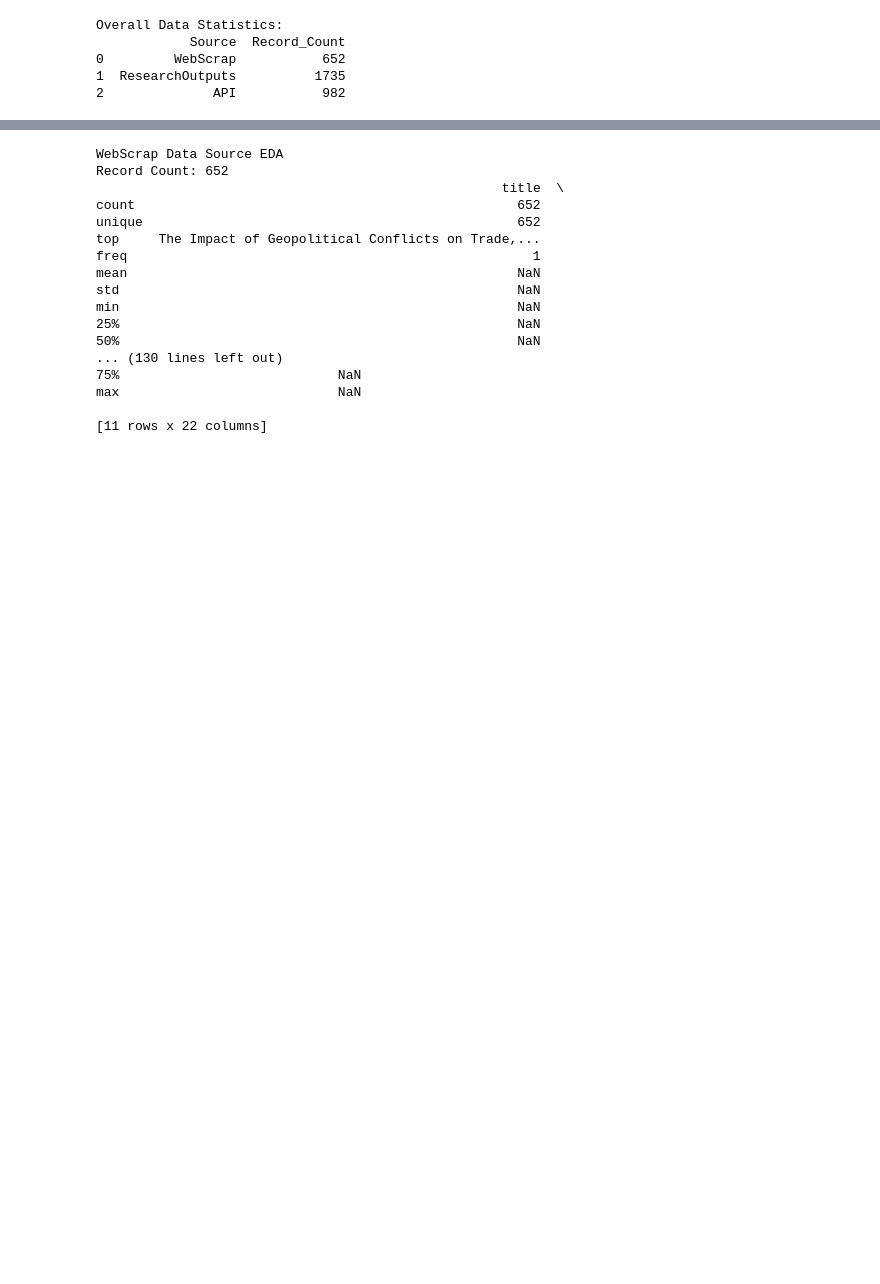
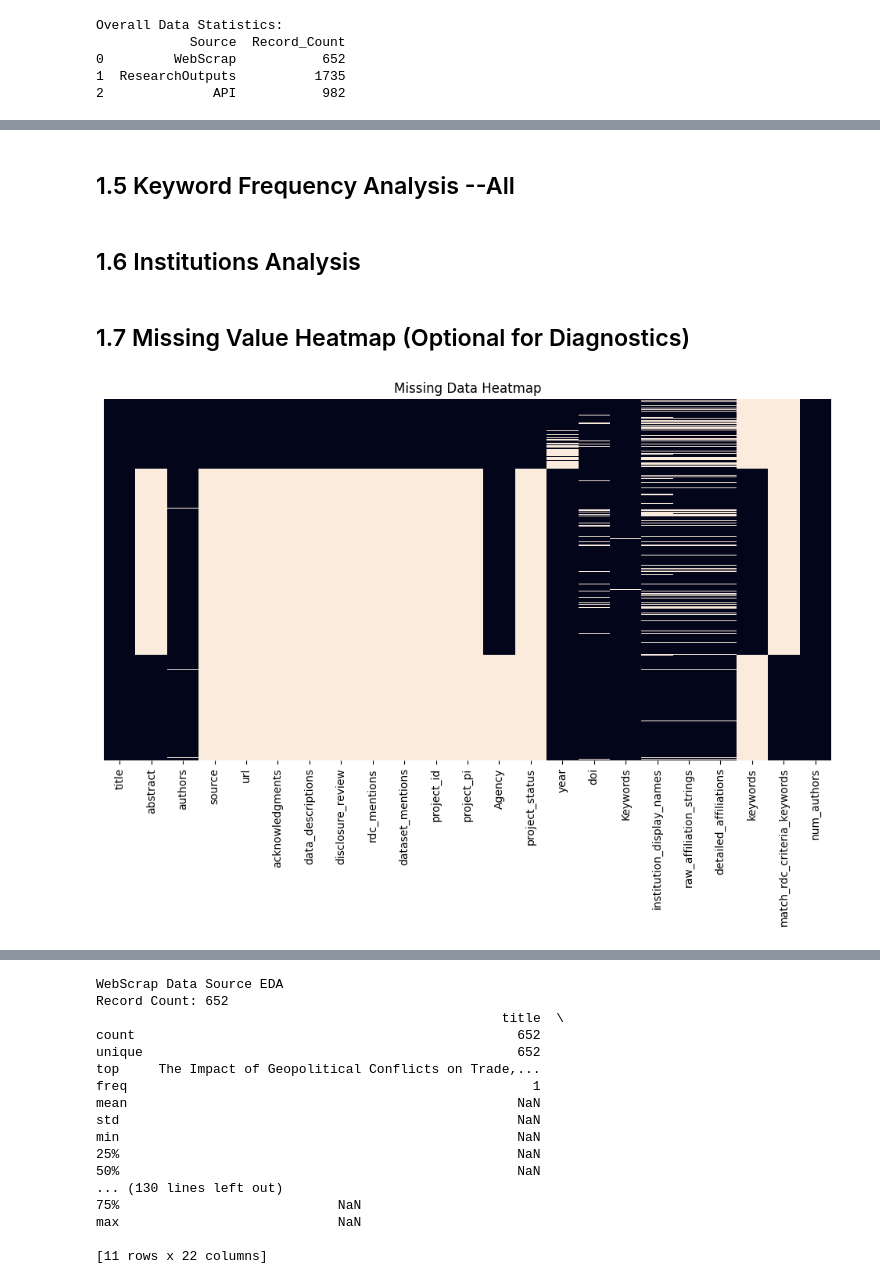
Before and after one commit to Ellison097/Group1_Project, a Jupyter notebook: EDA.ipynb, the cells around one changed output, grey strips where cells are left out. Drawn from its saved outputs; the diff is of its cells as text; code cells hidden in the pictures; blank space fills up the shorter version.

```diff
--- a/EDA.ipynb
+++ b/EDA.ipynb
@@ -550,0 +140,2 @@ All interactive visualizations have been processed and displayed.
+# %% [markdown]
+## 1.5 Keyword Frequency Analysis --All
@@ -550,0 +154,2 @@ All interactive visualizations have been processed and displayed.
+# %% [markdown]
+## 1.6 Institutions Analysis
@@ -550,0 +169,12 @@ All interactive visualizations have been processed and displayed.
+# %% [markdown]
+## 1.7 Missing Value Heatmap (Optional for Diagnostics)
+# %%
+import matplotlib.pyplot as plt
+import seaborn as sns
+
+plt.figure(figsize=(12, 6))
+sns.heatmap(df.isnull(), cbar=False, yticklabels=False)
+plt.title("Missing Data Heatmap")
+plt.show()
+# %% [output]
+[figure, added]
```
Also changed, not shown: parts of 23 cells of this notebook, 27 other files.
